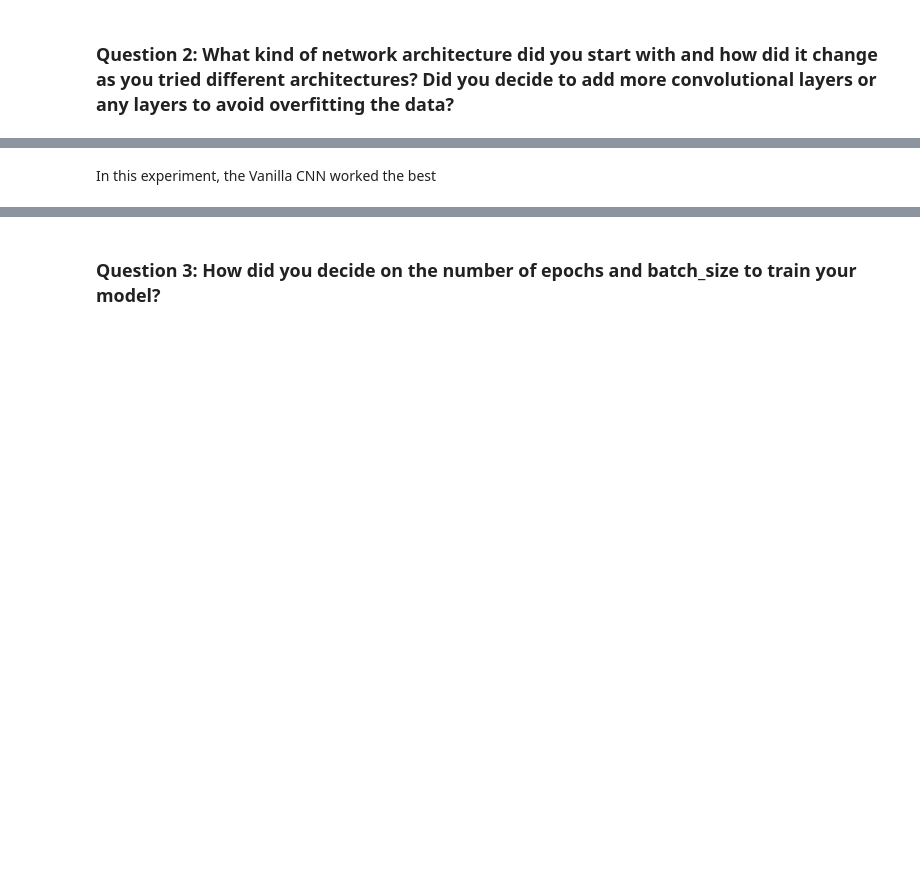
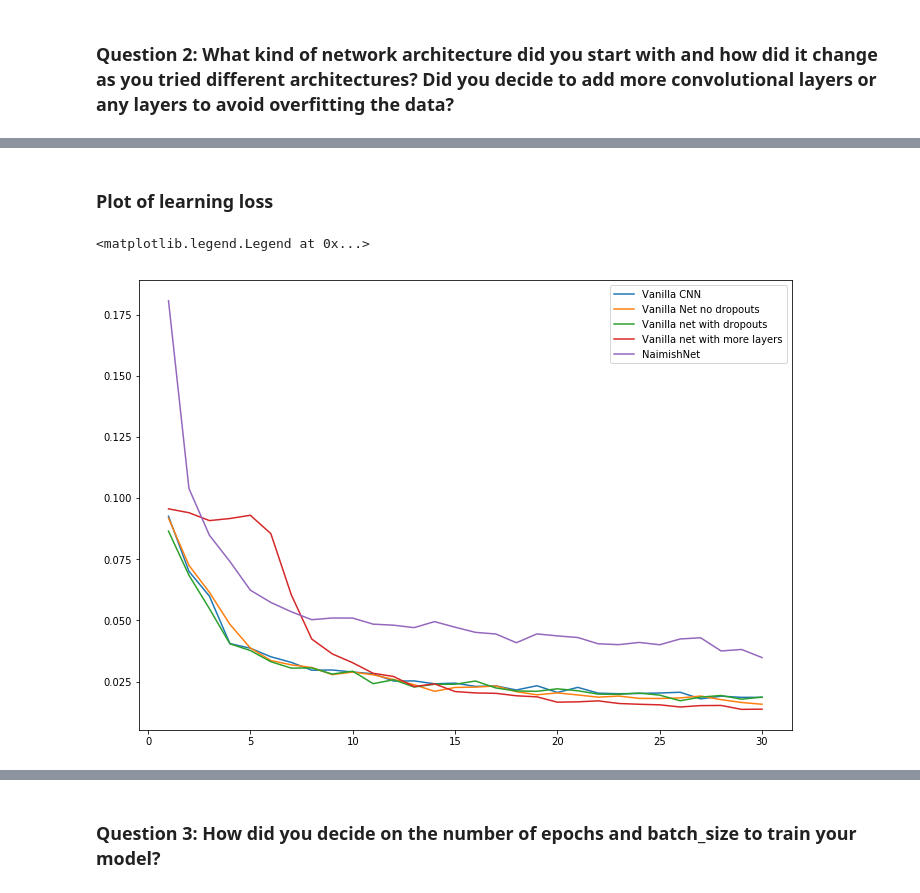
Before and after one commit to Data-drone/cvnd_facial_keypoints, a Jupyter notebook: 2. Define the Network Architecture.ipynb, the cells around one changed output, grey strips where cells are left out. Drawn from its saved outputs; the diff is of its cells as text; code cells hidden in the pictures; blank space fills up the shorter version.

```diff
--- a/2. Define the Network Architecture.ipynb
+++ b/2. Define the Network Architecture.ipynb
@@ -768,2 +778,18 @@ print(min_item)
-# %% [markdown]
-In this experiment, the Vanilla CNN worked the best
+# %% [markdown]
+### Plot of learning loss
+# %%
+import pandas as pd
+a4_dims = (11.7, 8.27)
+fig, ax = plt.subplots(figsize=a4_dims)
+
+for item in experiments:
+
+    train_steps = item['train_progress']
+    train_frame = pd.DataFrame(train_steps)
+    train_frame.columns = ['epoch', 'batch', 'loss']
+    train_epoch_loss = train_frame.groupby('epoch')['loss'].mean()
+    sns.lineplot(ax=ax, data=train_epoch_loss, label = item['name'])
+plt.legend()
+# %% [output]
+<matplotlib.legend.Legend at 0x...>
+[figure, added]
```
Also changed, not shown: parts of 25 cells of this notebook, 4 other files.
